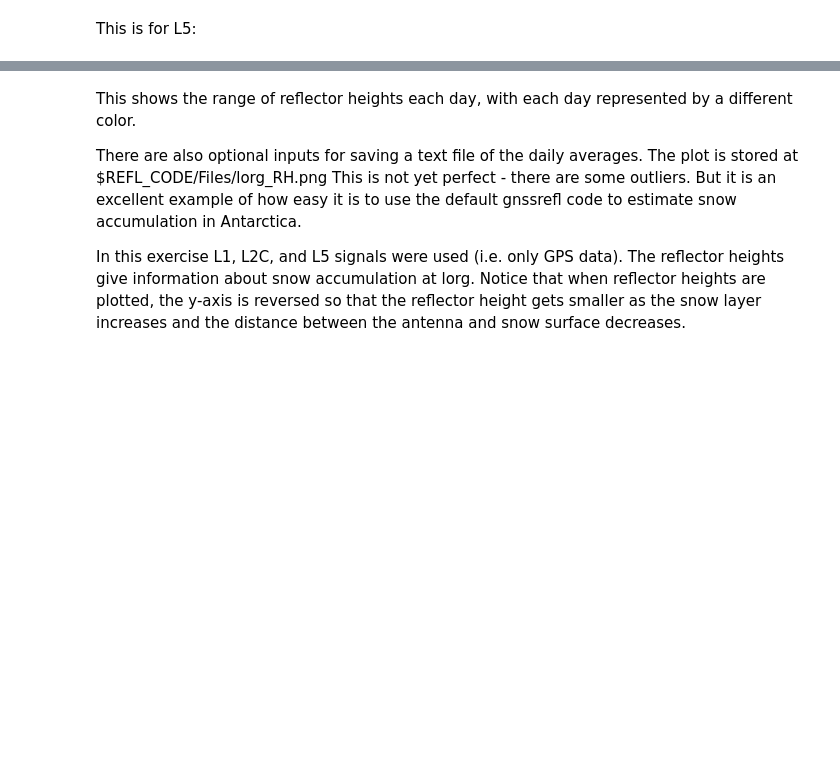
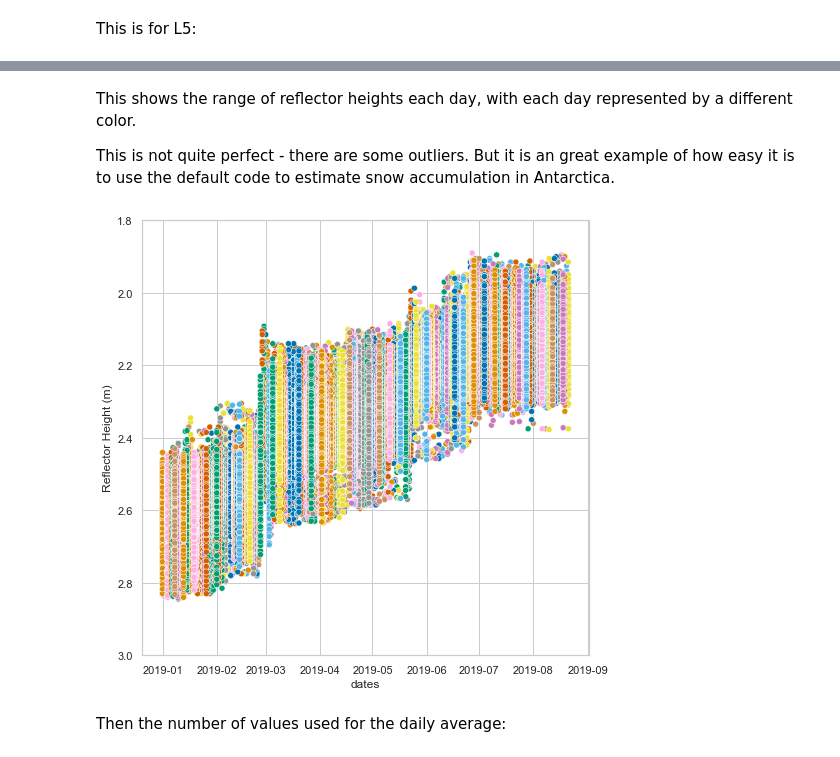
Before and after one commit to timdittmann/gnssrefl_jupyter_github, a Jupyter notebook: notebooks/use-cases/lorg_use_case.ipynb, the cells around one changed output, grey strips where cells are left out. Saved outputs shown, nothing was run; the diff lists cells and outputs as text; code cells hidden in the pictures; blank space fills up the shorter version.

```diff
--- a/notebooks/use-cases/lorg_use_case.ipynb
+++ b/notebooks/use-cases/lorg_use_case.ipynb
@@ -207,22 +232,20 @@ run_gnssrefl.daily_avg(station, medfilter=.25, ReqTracks=50, plt2screen=False, t
 # %% [markdown]
 This shows the range of reflector heights each day, with each day represented by a different color.
 
-There are also optional inputs for saving a text file of the daily averages.
-The plot is stored at $REFL_CODE/Files/lorg_RH.png
-This is not yet perfect - there are some outliers.
-But it is an excellent example of how easy it is to use the default gnssrefl code to estimate snow accumulation in Antarctica.
-
-In this exercise L1, L2C, and L5 signals were used (i.e. only GPS data). The reflector heights give information
-about snow accumulation at lorg. Notice that when reflector heights are plotted, the y-axis is reversed so that the reflector height gets smaller as the snow layer increases and the distance between the antenna and snow surface decreases.
+This is not quite perfect - there are some outliers. But it is an great example of how easy it is to use the default code to estimate snow accumulation in Antarctica.
 # %%
 filepath = f'{refl_code_loc}/Files/{station}_allRH.txt'
-data = gnssrefl_helpers.read_allrh_file(filepath)
+data = gnssrefl_helpers.read_rh_files(filepath)
 
 df = pd.DataFrame(data, index=None, columns=['dates', 'rh'])
 plt.figure(figsize=(8,8))
 g = sns.scatterplot(x='dates', y='rh', data=df, hue='dates', palette='colorblind', legend=False)
 g.set_ylim(3.0, 1.8)
 g.set_ylabel('Reflector Height (m)');
+# %% [output]
+[figure, added]
+# %% [markdown]
+Then the number of values used for the daily average:
 # %%
 plt.figure(figsize=(8,8))
 df_group = df.groupby(['dates']).agg(['count'])
```
Also changed, not shown: parts of 41 cells of this notebook, 9 other files.
